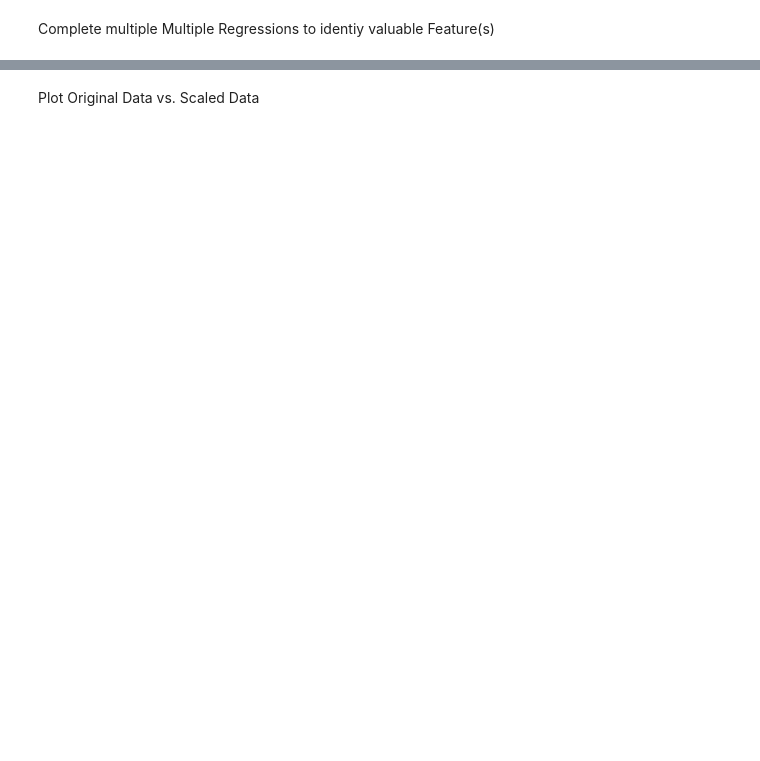
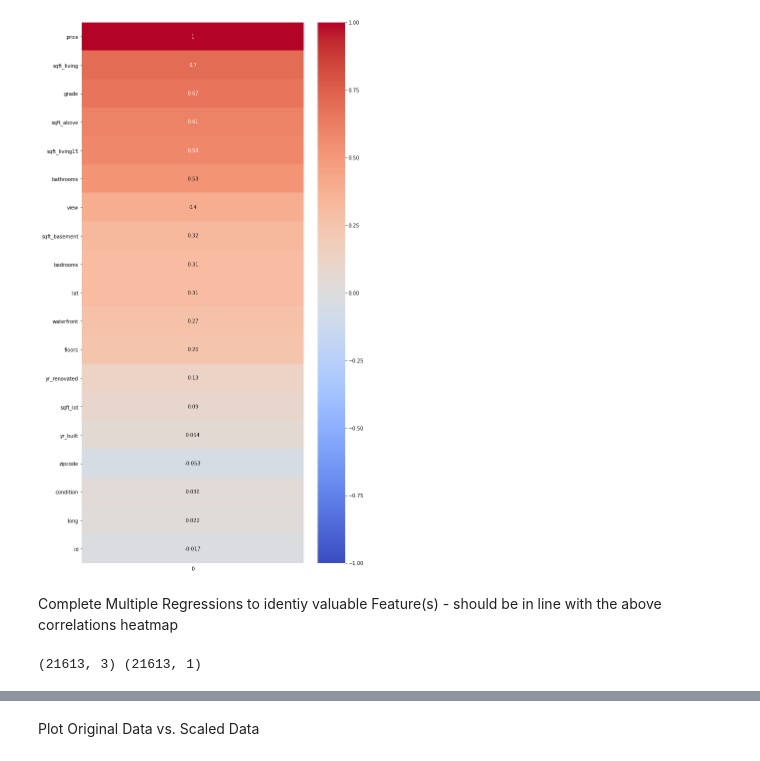
Before and after one commit to csadlo/home-pricing-project, a Jupyter notebook: MultiLR.ipynb, the cells around one changed output, grey strips where cells are left out. Drawn from its saved outputs; the diff is of its cells as text; code cells hidden in the pictures; blank space fills up the shorter version.

```diff
--- a/MultiLR.ipynb
+++ b/MultiLR.ipynb
@@ -24,9 +94,22 @@ houses.columns
+# %%
+correlations = houses.corrwith(houses['price']).iloc[:-1].to_frame()
+correlations['abs'] = correlations[0].abs()
+sorted_correlations = correlations.sort_values('abs', ascending=False)[0]
+
+fig, ax = plt.subplots(figsize=(10,20))
+sns.heatmap(sorted_correlations.to_frame(), \
+            cmap='coolwarm', annot=True, vmin=-1, vmax=1, ax=ax);
+# %% [output]
+[figure, added]
 # %% [markdown]
-Complete multiple Multiple Regressions to identiy valuable Feature(s)
+Complete Multiple Regressions to identiy valuable Feature(s) - should be in line with the above correlations heatmap
 # %%
+#MLR 1:
 #Setting X and y variables for Linear Regression Model: 2 Features
-X = houses[['bedrooms','sqft_living']]
+X = houses[['sqft_above','sqft_living','grade']]
 y = houses['price'].values.reshape(-1,1)
 print(X.shape, y.shape)
+# %% [output]
+(21613, 3) (21613, 1)
 # %%
 X
```
Also changed, not shown: parts of 30 cells of this notebook.
